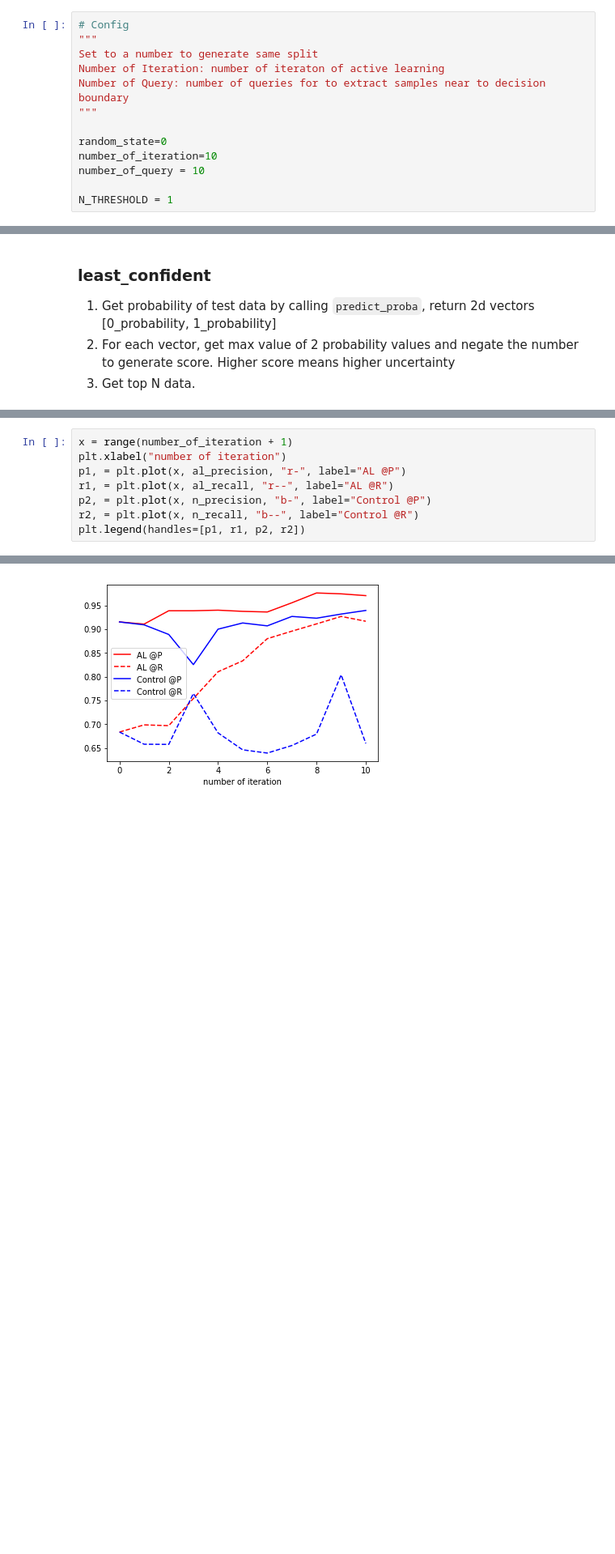
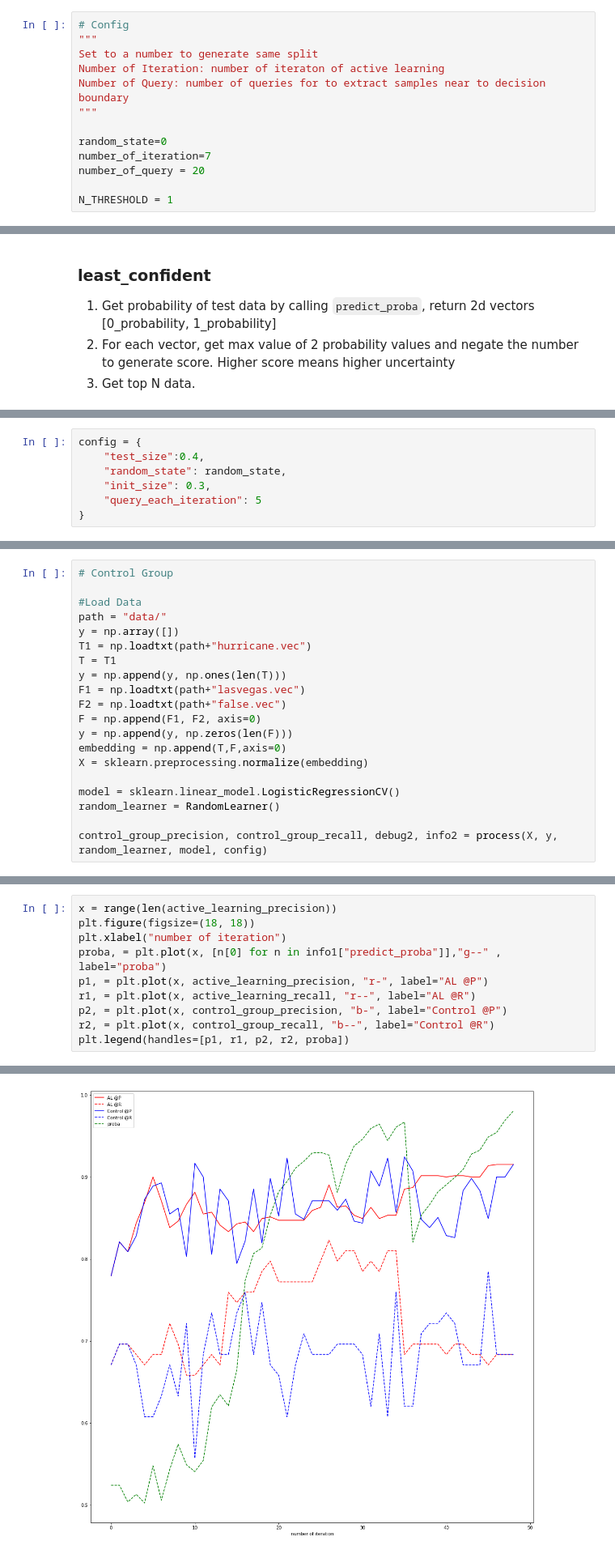
Before and after one commit to guyao/ml_twitter, a Jupyter notebook: Active Learning Regression.ipynb, the cells around one changed output, grey strips where cells are left out. Shown at 81% size. Cells and saved outputs as stored; diff of their text form; blank space fills up the shorter version.

```diff
--- a/Active Learning Regression.ipynb
+++ b/Active Learning Regression.ipynb
@@ -10,8 +10,8 @@ Number of Query: number of queries for to extract samples near to decision bound
 """
 
 random_state=0
-number_of_iteration=10
-number_of_query = 10
+number_of_iteration=7
+number_of_query = 20
 
 N_THRESHOLD = 1
 # %% [markdown]
@@ -283,0 +228,7 @@ Test:  127
+# %%
+config = {
+    "test_size":0.4,
+    "random_state": random_state,
+    "init_size": 0.3,
+    "query_each_iteration": 5
+}
@@ -283,0 +273,20 @@ Test:  127
+# %%
+# Control Group
+
+#Load Data
+path = "data/"
+y = np.array([])
+T1 = np.loadtxt(path+"hurricane.vec")
+T = T1
+y = np.append(y, np.ones(len(T)))
+F1 = np.loadtxt(path+"lasvegas.vec")
+F2 = np.loadtxt(path+"false.vec")
+F = np.append(F1, F2, axis=0)
+y = np.append(y, np.zeros(len(F)))
+embedding = np.append(T,F,axis=0)
+X = sklearn.preprocessing.normalize(embedding)
+
+model = sklearn.linear_model.LogisticRegressionCV()
+random_learner = RandomLearner()
+
+control_group_precision, control_group_recall, debug2, info2 = process(X, y, random_learner, model, config)
@@ -284,11 +311,13 @@ Test:  127
 # %%
-x = range(number_of_iteration + 1)
+x = range(len(active_learning_precision))
+plt.figure(figsize=(18, 18))
 plt.xlabel("number of iteration")
-p1, = plt.plot(x, al_precision, "r-", label="AL @P")
-r1, = plt.plot(x, al_recall, "r--", label="AL @R")
-p2, = plt.plot(x, n_precision, "b-", label="Control @P")
-r2, = plt.plot(x, n_recall, "b--", label="Control @R")
-plt.legend(handles=[p1, r1, p2, r2])
+proba, = plt.plot(x, [n[0] for n in info1["predict_proba"]],"g--" , label="proba")
+p1, = plt.plot(x, active_learning_precision, "r-", label="AL @P")
+r1, = plt.plot(x, active_learning_recall, "r--", label="AL @R")
+p2, = plt.plot(x, control_group_precision, "b-", label="Control @P")
+r2, = plt.plot(x, control_group_recall, "b--", label="Control @R")
+plt.legend(handles=[p1, r1, p2, r2, proba])
 # %% [output]
 <matplotlib.legend.Legend at 0x...>
-[figure, old version]
+[figure, new version]
```
Also changed, not shown: parts of 8 cells of this notebook.
